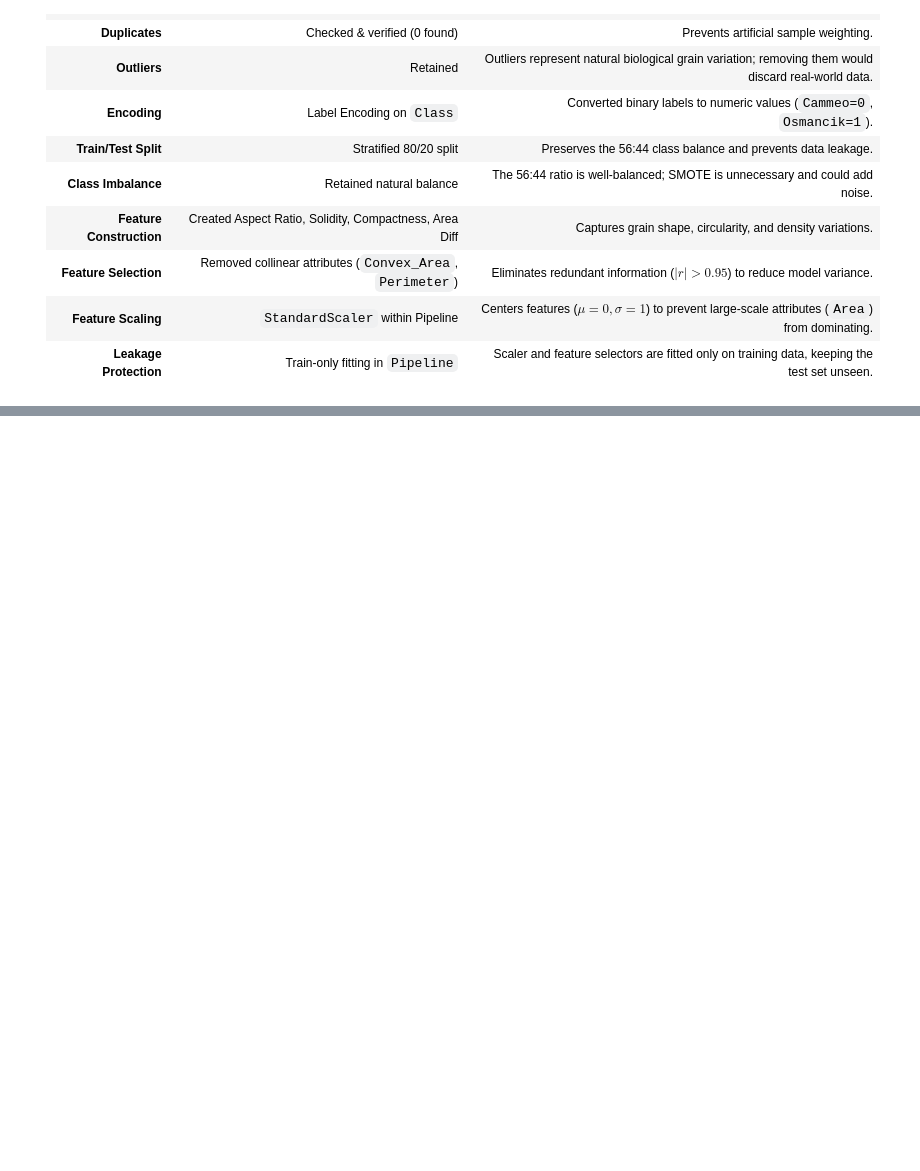
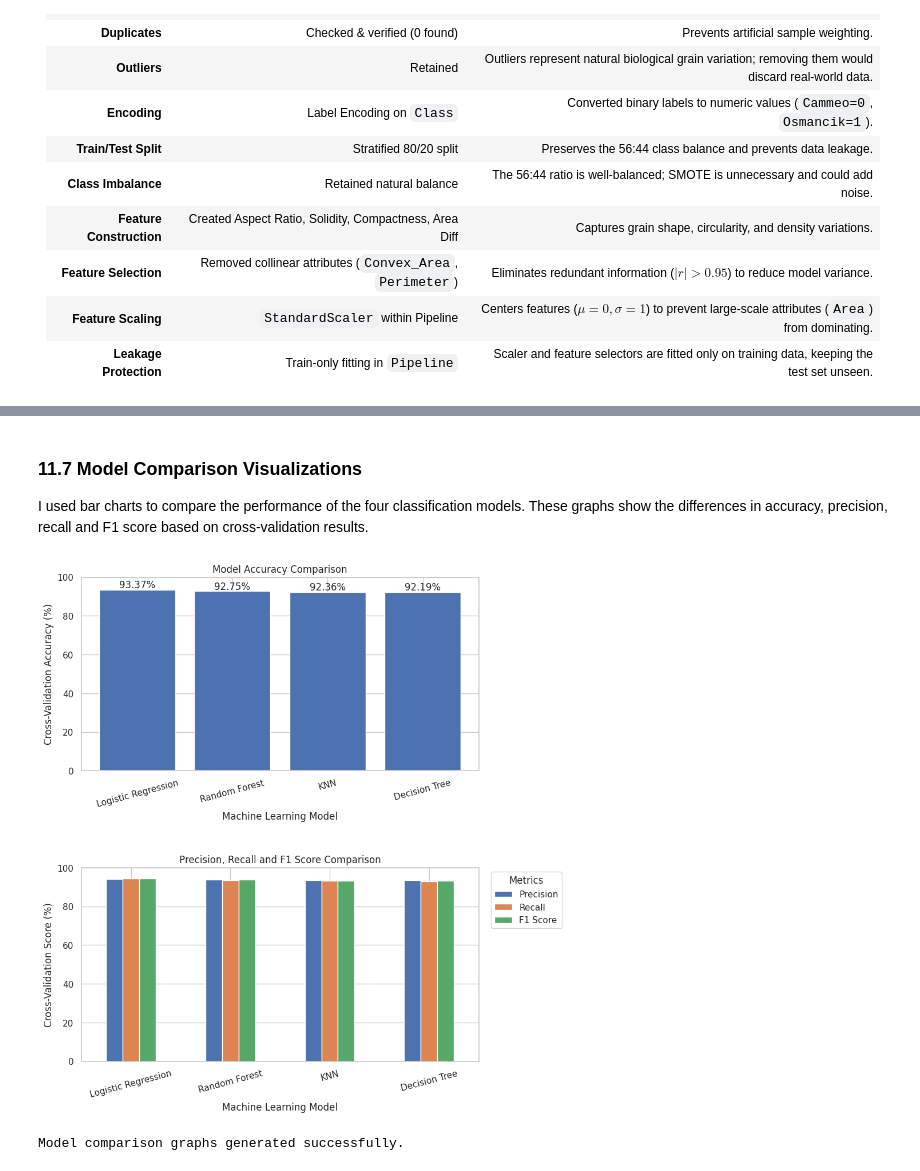
Before and after one commit to Hasanga910/GrainSense, a Jupyter notebook: Notebook.ipynb, the cells around one changed output, grey strips where cells are left out. Saved outputs shown, nothing was run; the diff lists cells and outputs as text; code cells hidden in the pictures; blank space fills up the shorter version.

Commit message:
member3-model-training

```diff
--- a/Notebook.ipynb
+++ b/Notebook.ipynb
@@ -1387,0 +1968,72 @@ Pipeline successfully configured and ready for model training and evaluation.
+# %% [markdown]
+### 11.7 Model Comparison Visualizations
+
+I used bar charts to compare the performance of the four classification models. These graphs show the differences in accuracy, precision, recall and F1 score based on cross-validation results.
+# %%
+# Step 8 - Model comparison graphs with extra space between graphs
+
+import pandas as pd
+import numpy as np
+import matplotlib.pyplot as plt
+
+# Use corrected cross-validation results
+plot_df = final_comparison_df.copy()
+
+# Create one figure with 2 graphs
+fig, axes = plt.subplots(2, 1, figsize=(10, 11))
+
+# Add vertical spacing and a bit of right margin for the legend
+plt.subplots_adjust(hspace=0.5, right=0.82)
+
+# -----------------------------
+# Graph 1 - Accuracy comparison
+# -----------------------------
+bars = axes[0].bar(
+    plot_df["Model"],
+    plot_df["Accuracy"] * 100
+)
+
+axes[0].set_title("Model Accuracy Comparison")
+axes[0].set_xlabel("Machine Learning Model")
+axes[0].set_ylabel("Cross-Validation Accuracy (%)")
+axes[0].set_ylim(0, 100)
+axes[0].tick_params(axis="x", rotation=15)
+
+for bar in bars:
+    height = bar.get_height()
+    axes[0].text(
+        bar.get_x() + bar.get_width() / 2,
+        height + 1,
+        f"{height:.2f}%",
+        ha="center"
+    )
+
+# ------------------------------------------
+# Graph 2 - Precision, Recall and F1 Score
+# ------------------------------------------
+metrics = ["Precision", "Recall", "F1 Score"]
+comparison_plot = plot_df.set_index("Model")[metrics] * 100
+
+comparison_plot.plot(
+    kind="bar",
+    ax=axes[1]
+)
+
+axes[1].set_title("Precision, Recall and F1 Score Comparison")
+axes[1].set_xlabel("Machine Learning Model")
+axes[1].set_ylabel("Cross-Validation Score (%)")
+axes[1].set_ylim(0, 100)
+axes[1].tick_params(axis="x", rotation=15)
+
+axes[1].legend(
+    title="Metrics",
+    bbox_to_anchor=(1.02, 1),
+    loc="upper left"
+)
+
+plt.show()
+
+print("Model comparison graphs generated successfully.")
+# %% [output]
+[figure, added]
+Model comparison graphs generated successfully.
```
Also changed, not shown: parts of 38 cells of this notebook.
